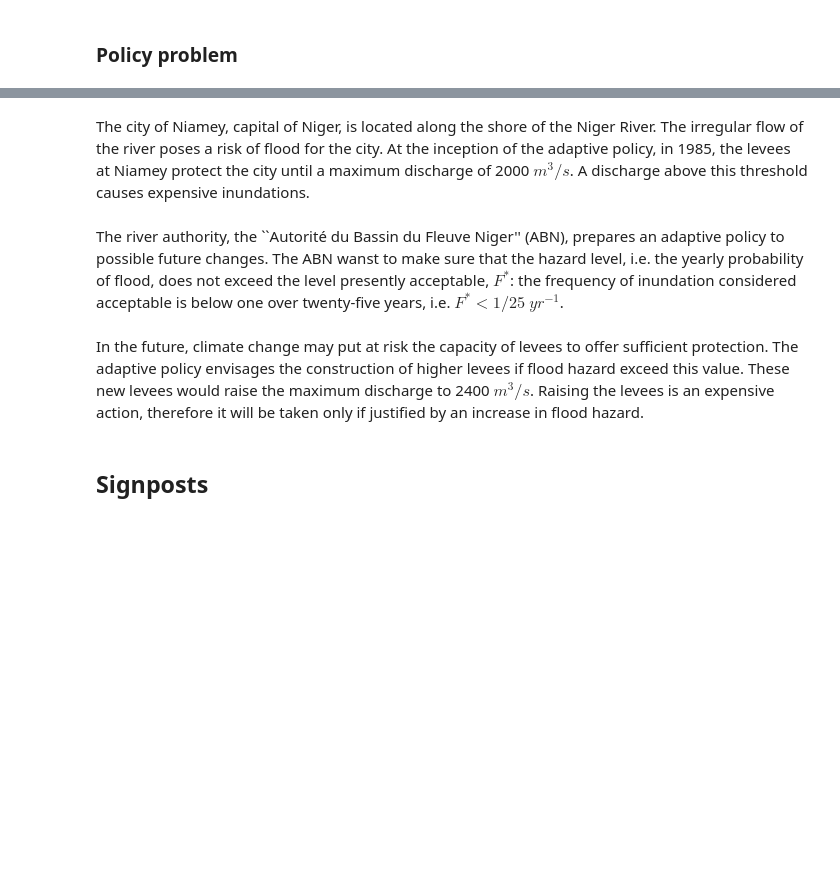
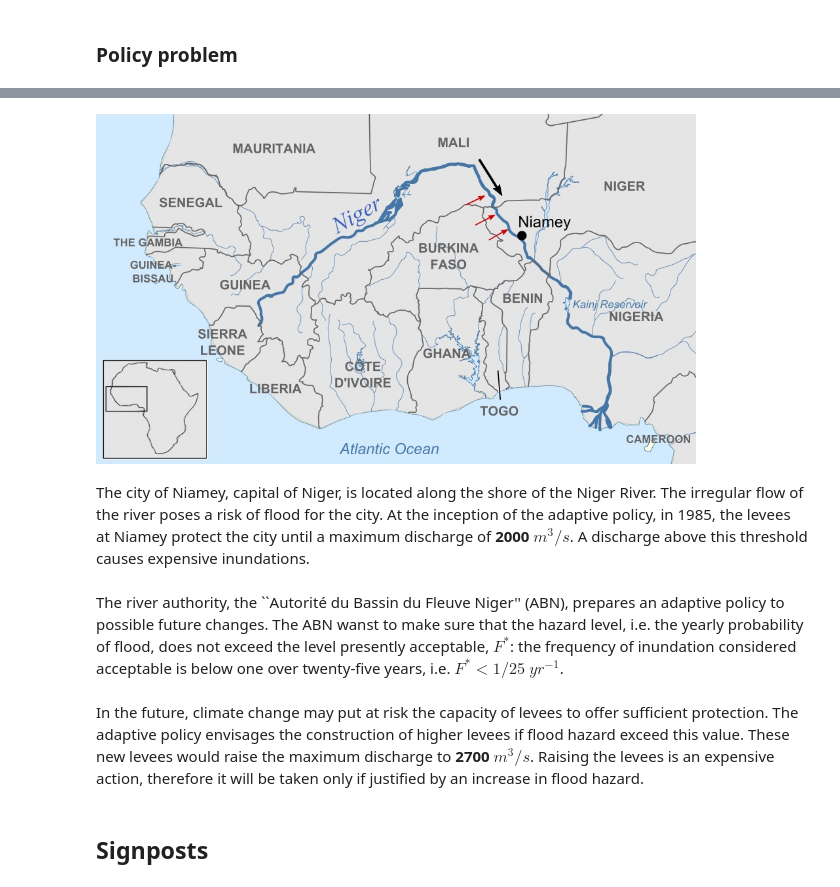
Before and after one commit to luciofaso/Monitoring_DAP, a Jupyter notebook: 1_Niger/Monitoring_Niger.ipynb, the cells around one changed output, grey strips where cells are left out. Drawn from its saved outputs; the diff is of its cells as text; code cells hidden in the pictures; blank space fills up the shorter version.

Commit message:
figures added

```diff
--- a/1_Niger/Monitoring_Niger.ipynb
+++ b/1_Niger/Monitoring_Niger.ipynb
@@ -19,5 +19,5 @@ from IPython.display import IFrame
 # %% [markdown]
 ### Policy problem
 # %%
-IFrame('../figures/Niger/Map_of_River_Niger_LR2.pdf', width=500, height=350)
+Image('../figures/Niger/Map_of_River_Niger_LR2.jpg',width=600)
 # %% [output]
@@ -25,5 +24,6 @@ IFrame('../figures/Niger/Map_of_River_Niger_LR2.pdf', width=500, height=350)
+[figure, added]
 # %% [markdown]
-The city of Niamey, capital of Niger, is located along the shore of the Niger River. The irregular flow of the river poses a risk of flood for the city. At the inception of the adaptive policy, in 1985, the levees at Niamey protect the city until a maximum discharge of 2000 $m^3/s$. A discharge above this threshold causes expensive inundations.
+The city of Niamey, capital of Niger, is located along the shore of the Niger River. The irregular flow of the river poses a risk of flood for the city. At the inception of the adaptive policy, in 1985, the levees at Niamey protect the city until a maximum discharge of **2000 $m^3/s$**. A discharge above this threshold causes expensive inundations.
 # %%
 q_flood = 2000 # m3/s
 # %% [markdown]
@@ -33,7 +33,7 @@ R_star = 25
 F_star = 1/R_star
 # %% [markdown]
 In the future, climate change may put at risk the capacity of levees to offer sufficient protection.
-The adaptive policy envisages the construction of higher levees if flood hazard exceed this value. These new levees would raise the maximum discharge to 2400 $m^3/s$. Raising the levees is an expensive action, therefore it will be taken only if justified by an increase in flood hazard.
+The adaptive policy envisages the construction of higher levees if flood hazard exceed this value. These new levees would raise the maximum discharge to **2700 $m^3/s$**. Raising the levees is an expensive action, therefore it will be taken only if justified by an increase in flood hazard.
 # %%
 q_flood_action = 2700 #m^3/s
 # %% [markdown]
```
Also changed, not shown: parts of 4 cells of this notebook, 4 other files.
